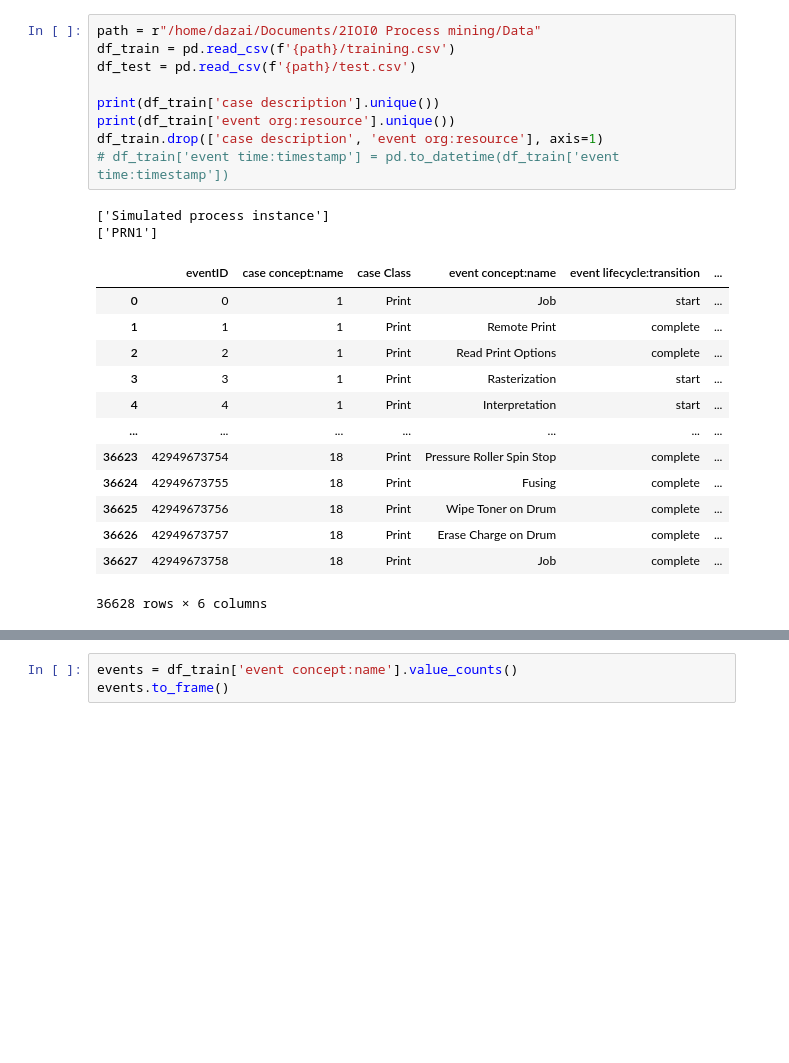
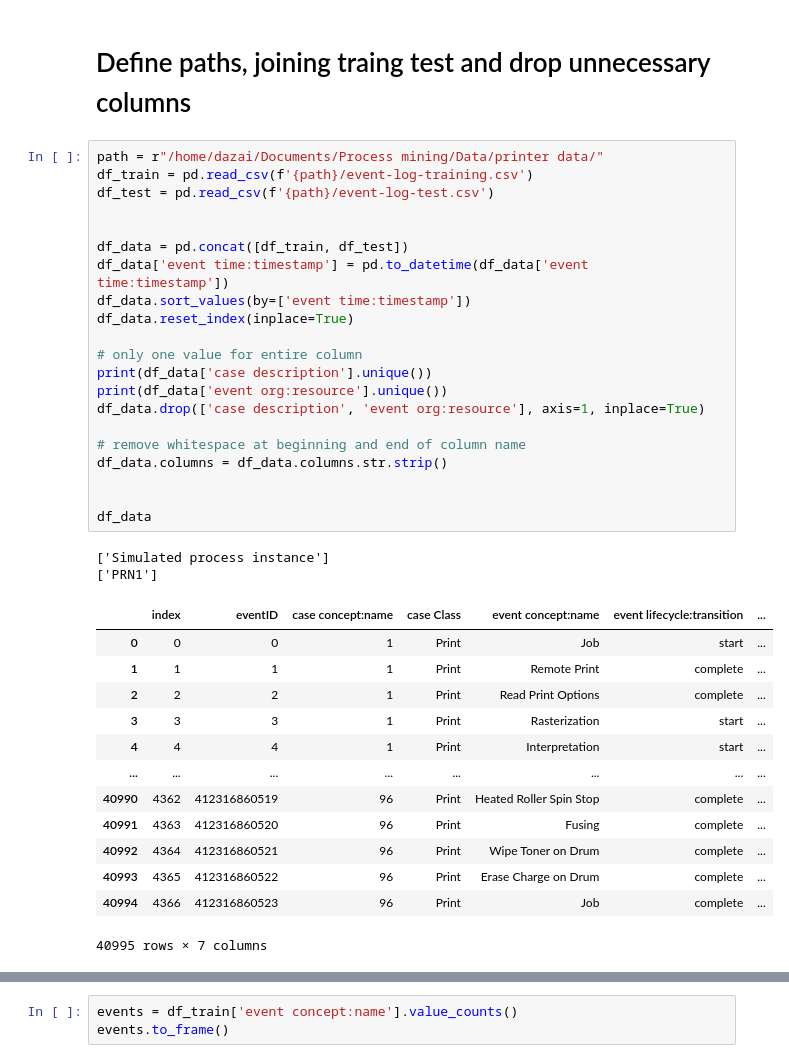
Before and after one commit to Cappa1/ProcessMining, a Jupyter notebook: EDA.ipynb, the cells around one changed output, grey strips where cells are left out. Saved outputs shown, nothing was run; the diff lists cells and outputs as text; blank space fills up the shorter version.

```diff
--- a/EDA.ipynb
+++ b/EDA.ipynb
@@ -10,25 +11,39 @@ os.getcwd()
+# %% [markdown]
+# Define paths, joining traing test and drop unnecessary columns
 # %%
-path = r"/home/dazai/Documents/2IOI0 Process mining/Data"
-df_train = pd.read_csv(f'{path}/training.csv')
-df_test = pd.read_csv(f'{path}/test.csv')
+path = r"/home/dazai/Documents/Process mining/Data/printer data/"
+df_train = pd.read_csv(f'{path}/event-log-training.csv')
+df_test = pd.read_csv(f'{path}/event-log-test.csv')
 
-print(df_train['case description'].unique())
-print(df_train['event org:resource'].unique())
-df_train.drop(['case description', 'event org:resource'], axis=1)
-# df_train['event time:timestamp'] = pd.to_datetime(df_train['event time:timestamp'])
+
+df_data = pd.concat([df_train, df_test])
+df_data['event time:timestamp'] = pd.to_datetime(df_data['event time:timestamp'])
+df_data.sort_values(by=['event time:timestamp'])
+df_data.reset_index(inplace=True)
+
+# only one value for entire column
+print(df_data['case description'].unique())
+print(df_data['event org:resource'].unique())
+df_data.drop(['case description', 'event org:resource'], axis=1, inplace=True)
+
+# remove whitespace at beginning and end of column name
+df_data.columns = df_data.columns.str.strip()
+
+
+df_data
 # %% [output]
 ['Simulated process instance']
 ['PRN1']
-|  | eventID | case concept:name | case Class | event concept:name | event lifecycle:transition | ... |
-| 0 | 0 | 1 | Print | Job | start | ... |
-| 1 | 1 | 1 | Print | Remote Print | complete | ... |
-| 2 | 2 | 1 | Print | Read Print Options | complete | ... |
-| 3 | 3 | 1 | Print | Rasterization | start | ... |
-| 4 | 4 | 1 | Print | Interpretation | start | ... |
-| ... | ... | ... | ... | ... | ... | ... |
-| 36623 | 42949673754 | 18 | Print | Pressure Roller Spin Stop | complete | ... |
-| 36624 | 42949673755 | 18 | Print | Fusing | complete | ... |
-| 36625 | 42949673756 | 18 | Print | Wipe Toner on Drum | complete | ... |
-| 36626 | 42949673757 | 18 | Print | Erase Charge on Drum | complete | ... |
-| 36627 | 42949673758 | 18 | Print | Job | complete | ... |
+|  | index | eventID | case concept:name | case Class | event concept:name | event lifecycle:transition | ... |
+| 0 | 0 | 0 | 1 | Print | Job | start | ... |
+| 1 | 1 | 1 | 1 | Print | Remote Print | complete | ... |
+| 2 | 2 | 2 | 1 | Print | Read Print Options | complete | ... |
+| 3 | 3 | 3 | 1 | Print | Rasterization | start | ... |
+| 4 | 4 | 4 | 1 | Print | Interpretation | start | ... |
+| ... | ... | ... | ... | ... | ... | ... | ... |
+| 40990 | 4362 | 412316860519 | 96 | Print | Heated Roller Spin Stop | complete | ... |
+| 40991 | 4363 | 412316860520 | 96 | Print | Fusing | complete | ... |
+| 40992 | 4364 | 412316860521 | 96 | Print | Wipe Toner on Drum | complete | ... |
+| 40993 | 4365 | 412316860522 | 96 | Print | Erase Charge on Drum | complete | ... |
+| 40994 | 4366 | 412316860523 | 96 | Print | Job | complete | ... |
-36628 rows × 6 columns
+40995 rows × 7 columns
```
Also changed, not shown: parts of 9 cells of this notebook.
